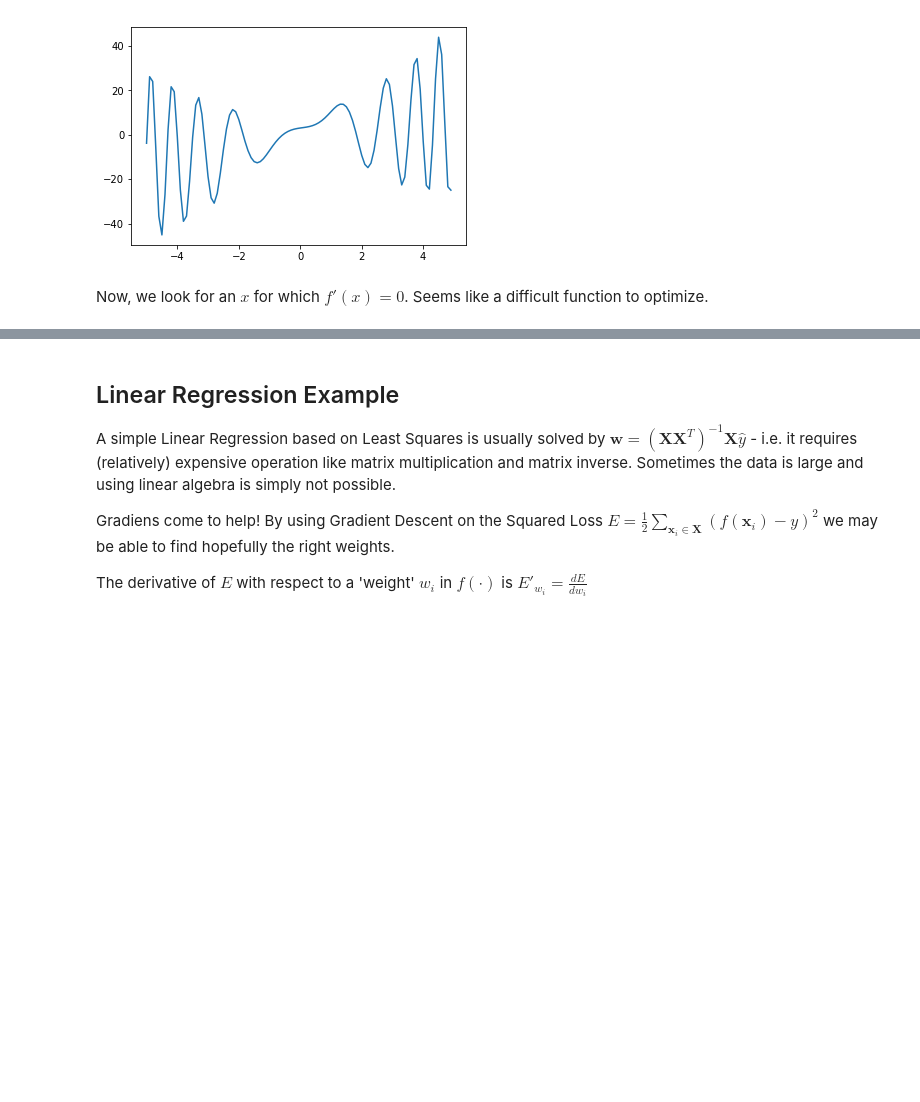
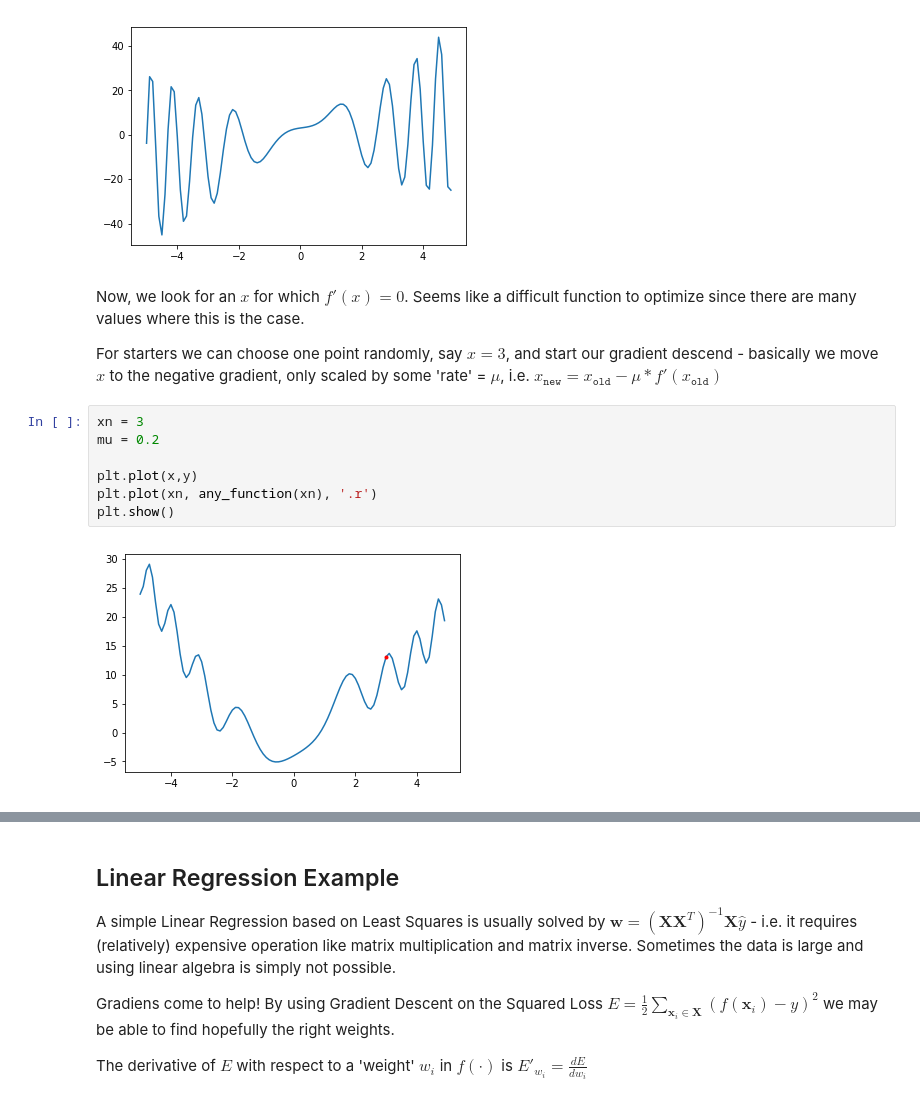
Before and after one commit to burkovae/notebook-collection, a Jupyter notebook: Gradients.ipynb, the cells around one changed output, grey strips where cells are left out. Cells and saved outputs as stored; diff of their text form; blank space fills up the shorter version.

Commit message:
burkovae: + added basics + found link

```diff
--- a/Gradients.ipynb
+++ b/Gradients.ipynb
@@ -31,5 +37,16 @@ plt.plot(x,ytick)
 plt.show()
 # %% [output]
 [figure]
-# %% [markdown]
-Now, we look for an $x$ for which $f'(x) = 0$. Seems like a difficult function to optimize.
+# %% [markdown]
+Now, we look for an $x$ for which $f'(x) = 0$. Seems like a difficult function to optimize since there are many values where this is the case.
+
+For starters we can choose one point randomly, say $x = 3$, and start our gradient descend - basically we move $x$ to the negative gradient, only scaled by some 'rate' = $\mu$, i.e. $x_{\mathtt{new}} = x_{\mathtt{old}} - \mu * f'(x_{\mathtt{old}})$
+# %%
+xn = 3
+mu = 0.2
+
+plt.plot(x,y)
+plt.plot(xn, any_function(xn), '.r')
+plt.show()
+# %% [output]
+[figure, added]
```
Also changed, not shown: parts of 3 cells of this notebook.
